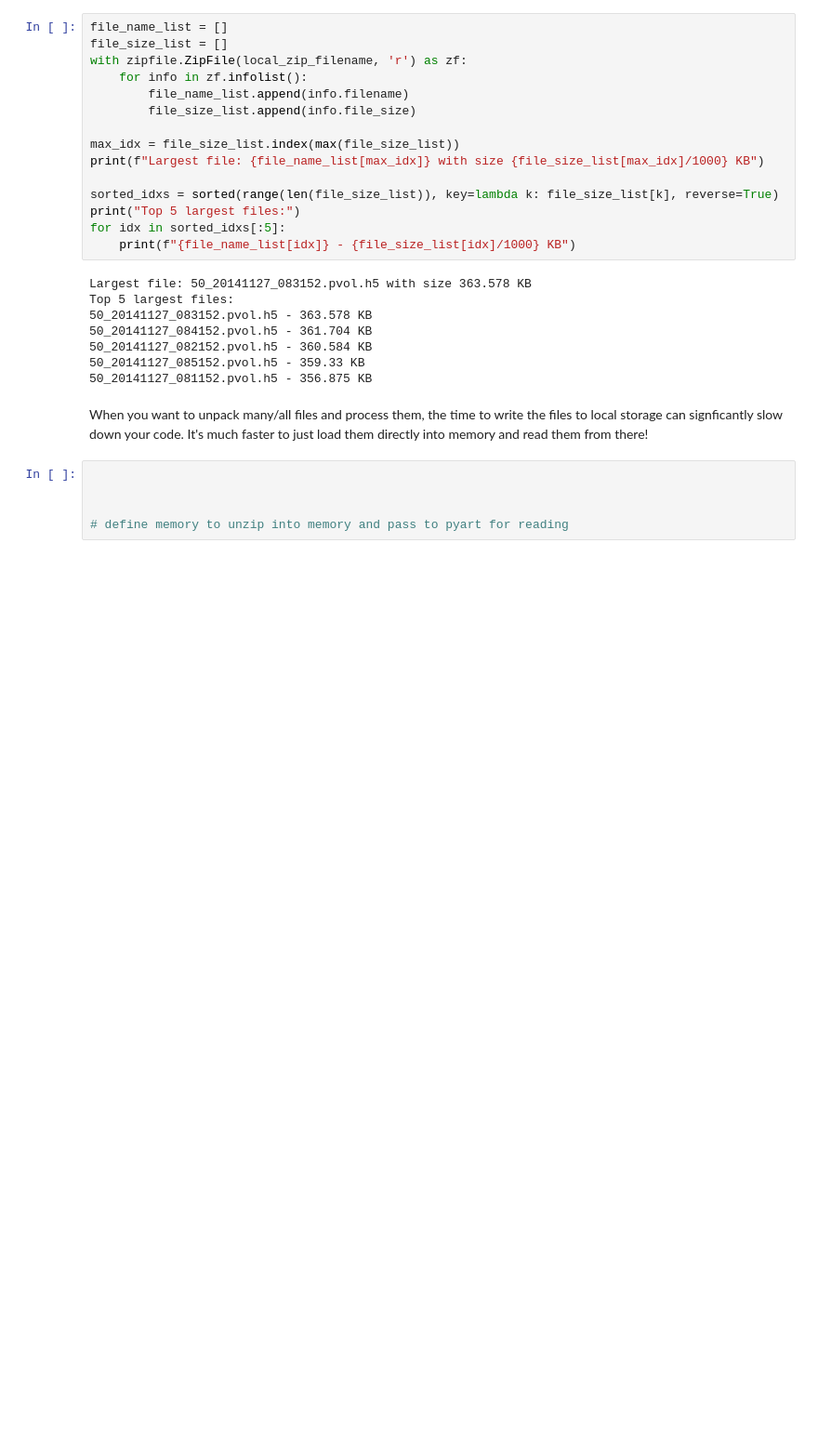
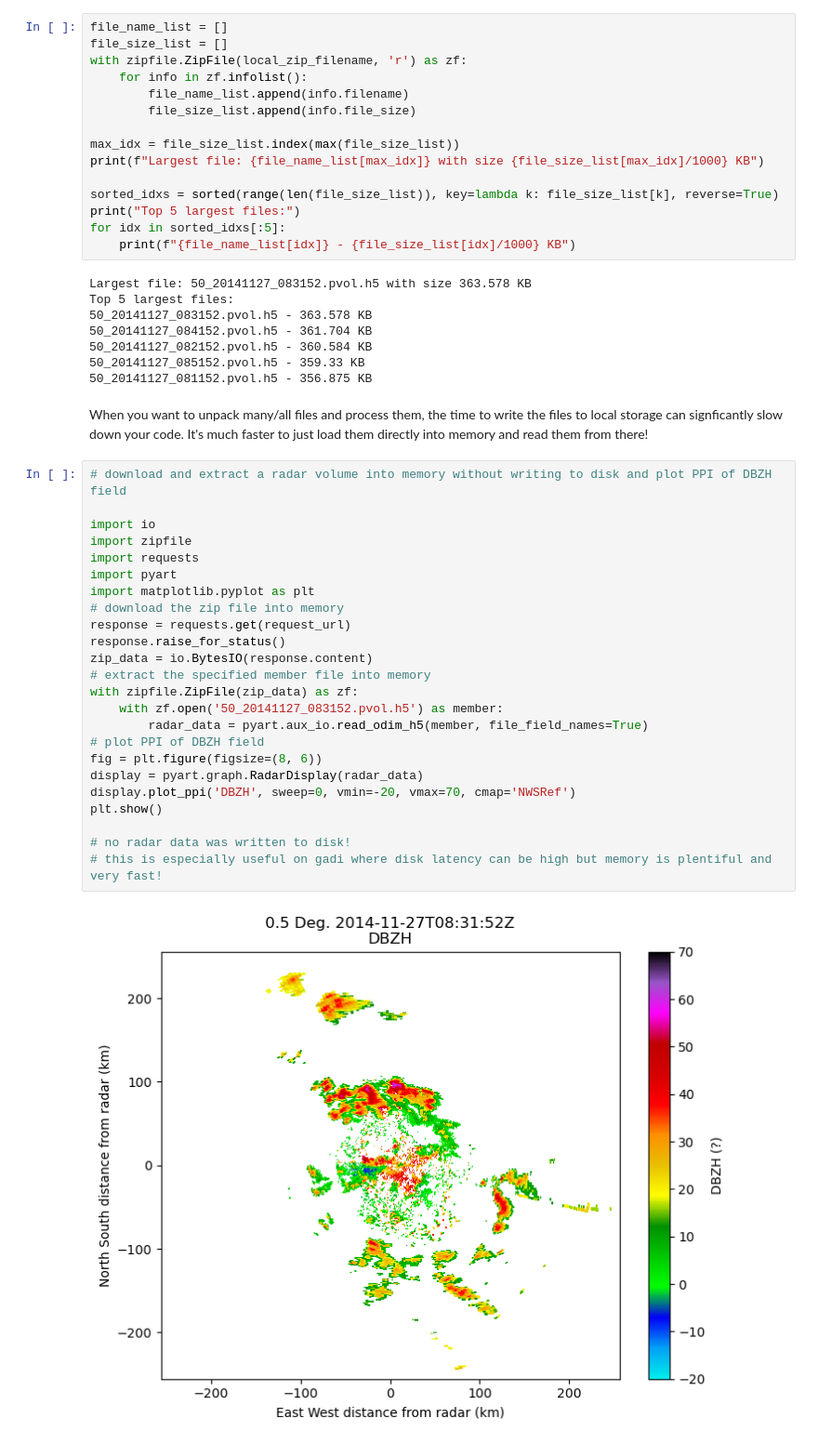
Before and after one commit to vlouf/Monash-Radar-Workshop-2025, a Jupyter notebook: 02 - AURA/Part 1 - AURA archiving.ipynb, the cells around one changed output. Shown at 93% size. Cells and saved outputs as stored; diff of their text form; blank space fills up the shorter version.

```diff
--- a/02 - AURA/Part 1 - AURA archiving.ipynb
+++ b/02 - AURA/Part 1 - AURA archiving.ipynb
@@ -204,7 +197,28 @@ Top 5 largest files:
 # %% [markdown]
 When you want to unpack many/all files and process them, the time to write the files to local storage can signficantly slow down your code. It's much faster to just load them directly into memory and read them from there!
 # %%
+# download and extract a radar volume into memory without writing to disk and plot PPI of DBZH field
 
+import io
+import zipfile
+import requests
+import pyart
+import matplotlib.pyplot as plt
+# download the zip file into memory
+response = requests.get(request_url)
+response.raise_for_status()
+zip_data = io.BytesIO(response.content)
+# extract the specified member file into memory
+with zipfile.ZipFile(zip_data) as zf:
+    with zf.open('50_20141127_083152.pvol.h5') as member:
+        radar_data = pyart.aux_io.read_odim_h5(member, file_field_names=True)
+# plot PPI of DBZH field
+fig = plt.figure(figsize=(8, 6))
+display = pyart.graph.RadarDisplay(radar_data)
+display.plot_ppi('DBZH', sweep=0, vmin=-20, vmax=70, cmap='NWSRef')
+plt.show()
 
-
-# define memory to unzip into memory and pass to pyart for reading
+# no radar data was written to disk!
+# this is especially useful on gadi where disk latency can be high but memory is plentiful and very fast!
+# %% [output]
+[figure, added]
```
Also changed, not shown: parts of 7 cells of this notebook, 5 other files.
